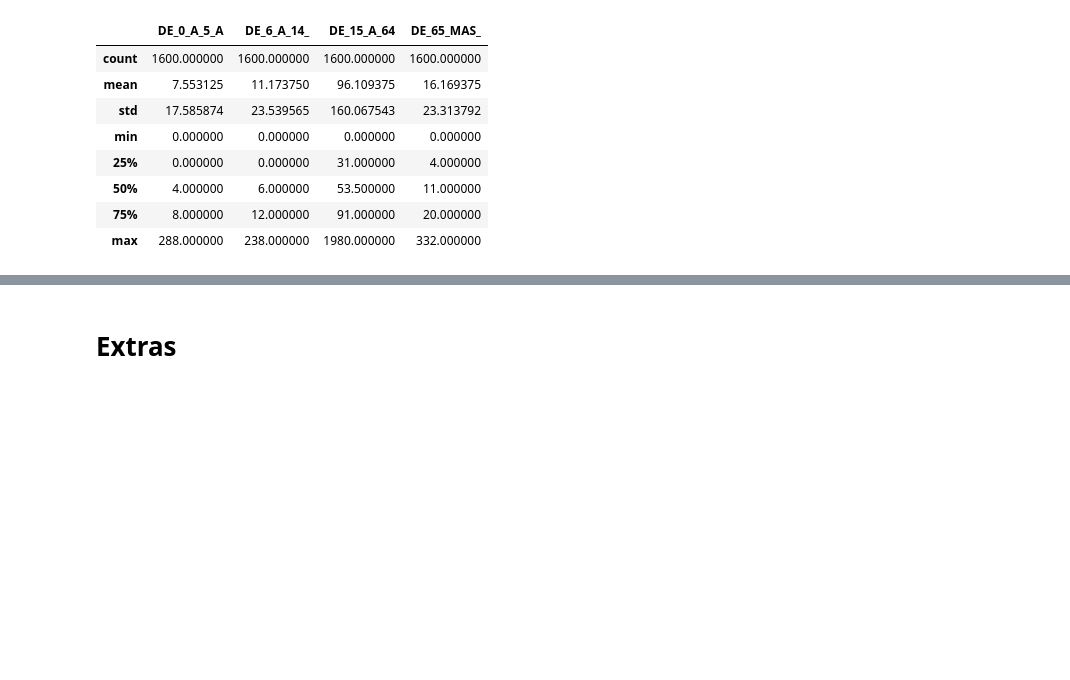
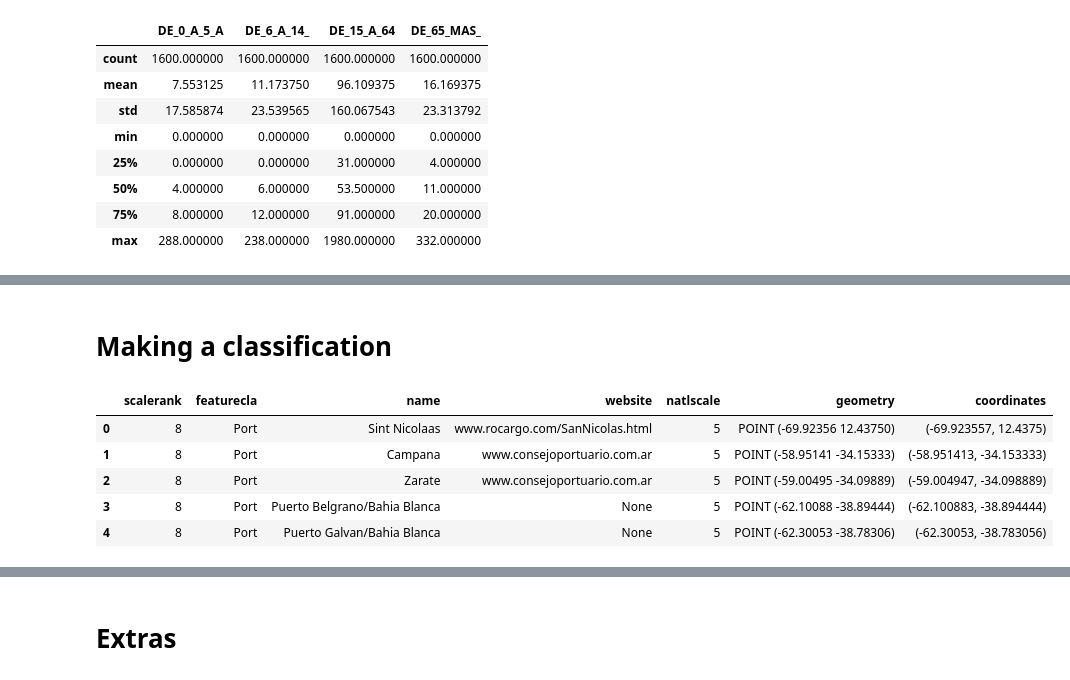
Before and after one commit to maniconaji/30DayMapChallenge, a Jupyter notebook: main.ipynb, the cells around one changed output, grey strips where cells are left out. Cells and saved outputs as stored; diff of their text form; code cells hidden in the pictures; blank space fills up the shorter version.

```diff
--- a/main.ipynb
+++ b/main.ipynb
@@ -191,0 +231,2 @@ save_geodataframe(gdf_comuna, "data\chile\censo2017\conce\Microdatos_Manzana_con
+# %% [markdown]
+# Making a classification
@@ -191,0 +236,9 @@ save_geodataframe(gdf_comuna, "data\chile\censo2017\conce\Microdatos_Manzana_con
+# %%
+gdf_10m_ports.head()
+# %% [output]
+|  | scalerank | featurecla | name | website | natlscale | geometry | coordinates |
+| 0 | 8 | Port | Sint Nicolaas | www.rocargo.com/SanNicolas.html | 5 | POINT (-69.92356 12.43750) | (-69.923557, 12.4375) |
+| 1 | 8 | Port | Campana | www.consejoportuario.com.ar | 5 | POINT (-58.95141 -34.15333) | (-58.951413, -34.153333) |
+| 2 | 8 | Port | Zarate | www.consejoportuario.com.ar | 5 | POINT (-59.00495 -34.09889) | (-59.004947, -34.098889) |
+| 3 | 8 | Port | Puerto Belgrano/Bahia Blanca | None | 5 | POINT (-62.10088 -38.89444) | (-62.100883, -38.894444) |
+| 4 | 8 | Port | Puerto Galvan/Bahia Blanca | None | 5 | POINT (-62.30053 -38.78306) | (-62.30053, -38.783056) |
```
Also changed, not shown: parts of 13 cells of this notebook, 2 other files.
